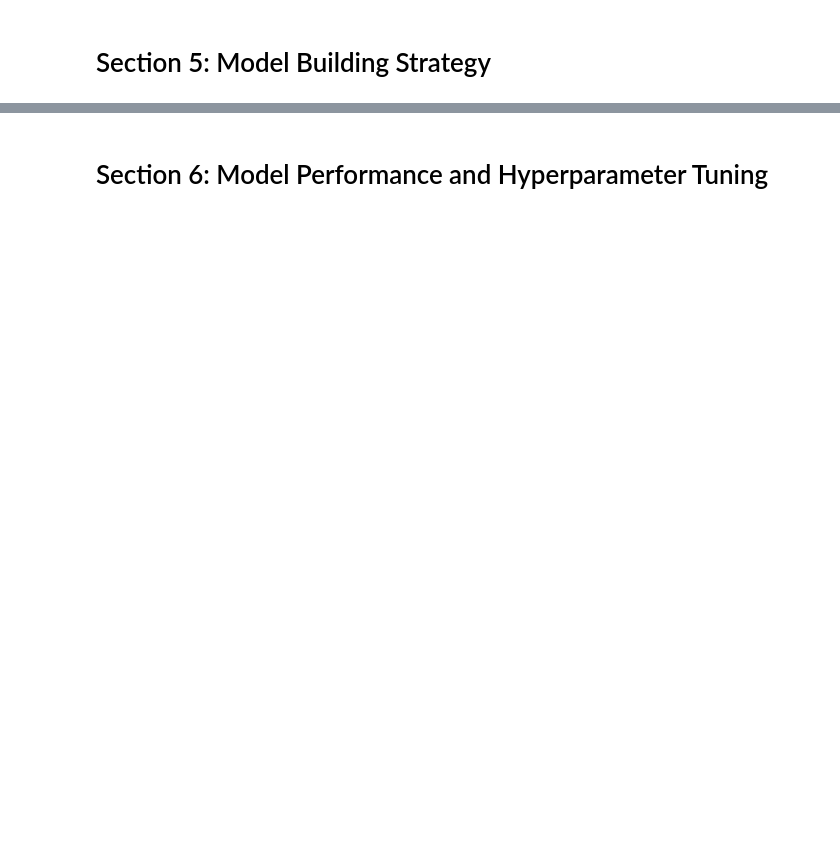
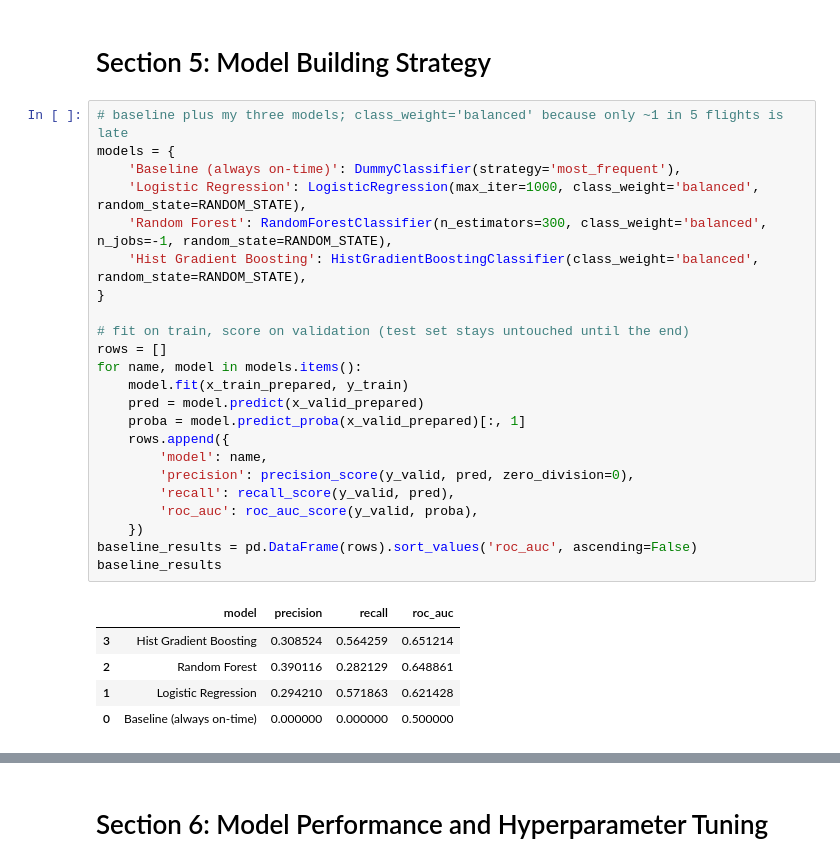
Before and after one commit to aros-usd/ads-505-final-project, a Jupyter notebook: notebook.ipynb, the cells around one changed output, grey strips where cells are left out. Saved outputs shown, nothing was run; the diff lists cells and outputs as text; blank space fills up the shorter version.

```diff
--- a/notebook.ipynb
+++ b/notebook.ipynb
@@ -375,2 +360,31 @@ Test (6000, 659)
 # %% [markdown]
 # Section 5: Model Building Strategy
+# %%
+# baseline plus my three models; class_weight='balanced' because only ~1 in 5 flights is late
+models = {
+    'Baseline (always on-time)': DummyClassifier(strategy='most_frequent'),
+    'Logistic Regression': LogisticRegression(max_iter=1000, class_weight='balanced', random_state=RANDOM_STATE),
+    'Random Forest': RandomForestClassifier(n_estimators=300, class_weight='balanced', n_jobs=-1, random_state=RANDOM_STATE),
+    'Hist Gradient Boosting': HistGradientBoostingClassifier(class_weight='balanced', random_state=RANDOM_STATE),
+}
+
+# fit on train, score on validation (test set stays untouched until the end)
+rows = []
+for name, model in models.items():
+    model.fit(x_train_prepared, y_train)
+    pred = model.predict(x_valid_prepared)
+    proba = model.predict_proba(x_valid_prepared)[:, 1]
+    rows.append({
+        'model': name,
+        'precision': precision_score(y_valid, pred, zero_division=0),
+        'recall': recall_score(y_valid, pred),
+        'roc_auc': roc_auc_score(y_valid, proba),
+    })
+baseline_results = pd.DataFrame(rows).sort_values('roc_auc', ascending=False)
+baseline_results
+# %% [output]
+|  | model | precision | recall | roc_auc |
+| 3 | Hist Gradient Boosting | 0.308524 | 0.564259 | 0.651214 |
+| 2 | Random Forest | 0.390116 | 0.282129 | 0.648861 |
+| 1 | Logistic Regression | 0.294210 | 0.571863 | 0.621428 |
+| 0 | Baseline (always on-time) | 0.000000 | 0.000000 | 0.500000 |
```
Also changed, not shown: parts of 6 cells of this notebook.
